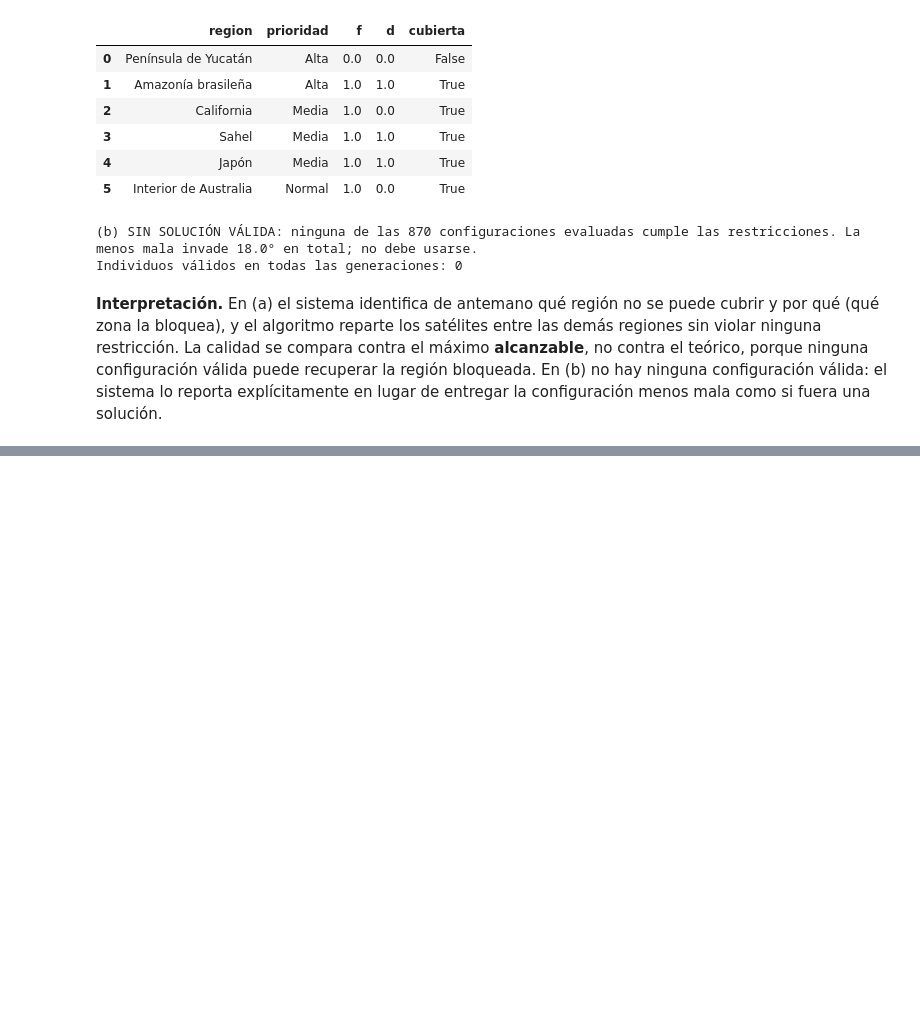
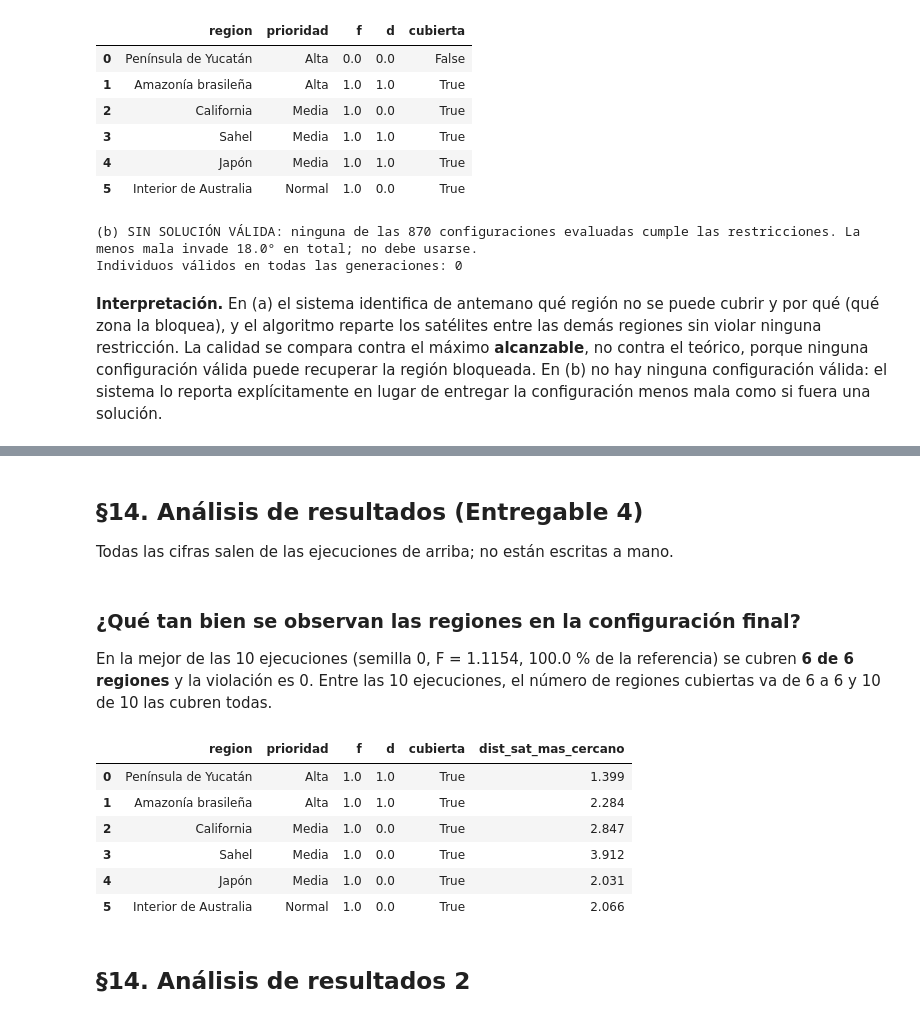
Before and after one commit to AlexRecaman/astroshield, a Jupyter notebook: astroshield.ipynb, the cells around one changed output, grey strips where cells are left out. Saved outputs shown, nothing was run; the diff lists cells and outputs as text; code cells hidden in the pictures; blank space fills up the shorter version.

```diff
--- a/astroshield.ipynb
+++ b/astroshield.ipynb
@@ -1062,0 +1962,33 @@ Individuos válidos en todas las generaciones: 0
+# %% [markdown]
+## §14. Análisis de resultados (Entregable 4)
+
+Todas las cifras salen de las ejecuciones de arriba; no están escritas a mano.
+# %%
+mejor_idx = int(tabla_semillas["calidad F"].idxmax())
+res_mejor = res_semillas[mejor_idx]
+cob_mejor = cobertura_por_region(res_mejor["mejor"]["config"], esc_base)
+
+md(f"""### ¿Qué tan bien se observan las regiones en la configuración final?
+
+En la mejor de las 10 ejecuciones (semilla {mejor_idx}, F = {res_mejor['mejor']['eval']['fitness']:.4f}, {100 * res_mejor['mejor']['eval']['fitness'] / F_MAX:.1f} % de la referencia) se cubren
+**{int(cob_mejor['cubierta'].sum())} de {len(cob_mejor)} regiones** y la violación es {res_mejor['mejor']['eval']['violacion']:.0f}.
+Entre las 10 ejecuciones, el número de regiones cubiertas va de {int(tabla_semillas['regiones cubiertas'].min())} a {int(tabla_semillas['regiones cubiertas'].max())}
+y {int((tabla_semillas['regiones cubiertas'] == 6).sum())} de 10 las cubren todas.
+""")
+cob_mejor[["region", "prioridad", "f", "d", "cubierta", "dist_sat_mas_cercano"]].round(3)
+# %% [output]
+### ¿Qué tan bien se observan las regiones en la configuración final?
+
+En la mejor de las 10 ejecuciones (semilla 0, F = 1.1154, 100.0 % de la referencia) se cubren
+**6 de 6 regiones** y la violación es 0.
+Entre las 10 ejecuciones, el número de regiones cubiertas va de 6 a 6
+y 10 de 10 las cubren todas.
+|  | region | prioridad | f | d | cubierta | dist_sat_mas_cercano |
+| 0 | Península de Yucatán | Alta | 1.0 | 1.0 | True | 1.399 |
+| 1 | Amazonía brasileña | Alta | 1.0 | 1.0 | True | 2.284 |
+| 2 | California | Media | 1.0 | 0.0 | True | 2.847 |
+| 3 | Sahel | Media | 1.0 | 0.0 | True | 3.912 |
+| 4 | Japón | Media | 1.0 | 0.0 | True | 2.031 |
+| 5 | Interior de Australia | Normal | 1.0 | 0.0 | True | 2.066 |
+# %% [markdown]
+## §14. Análisis de resultados 2
```
Also changed, not shown: parts of 22 cells of this notebook.
